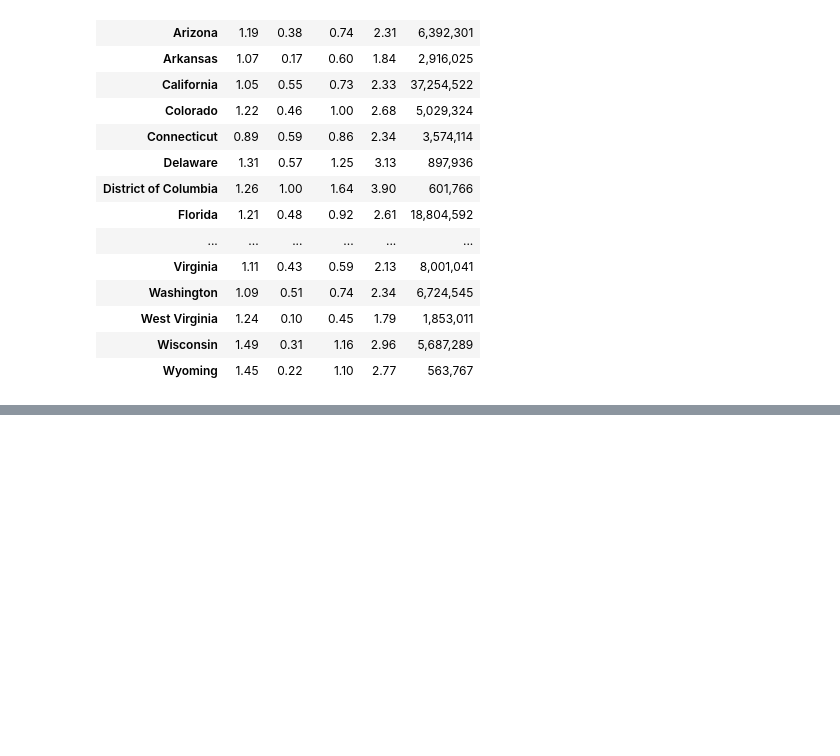
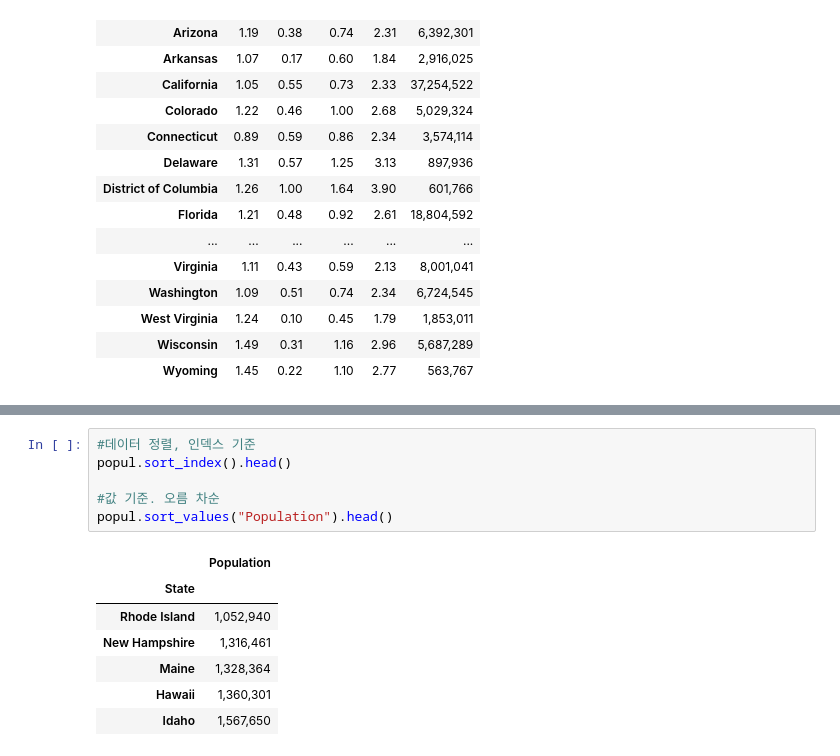
Before and after one commit to LunaALL/DataStudy, a Jupyter notebook: DataEngineering/pandasstuDataFrame.ipynb, the cells around one changed output, grey strips where cells are left out. Cells and saved outputs as stored; diff of their text form; blank space fills up the shorter version.

```diff
--- a/DataEngineering/pandasstuDataFrame.ipynb
+++ b/DataEngineering/pandasstuDataFrame.ipynb
@@ -254,0 +268,14 @@ ValueError: Length of new names must be 1, got 2
+# %%
+#데이터 정렬, 인덱스 기준
+popul.sort_index().head()
+
+#값 기준. 오름 차순
+popul.sort_values("Population").head()
+# %% [output]
+|  | Population |
+| State |  |
+| Rhode Island | 1,052,940 |
+| New Hampshire | 1,316,461 |
+| Maine | 1,328,364 |
+| Hawaii | 1,360,301 |
+| Idaho | 1,567,650 |
```
Also changed, not shown: parts of 1 cell of this notebook.
